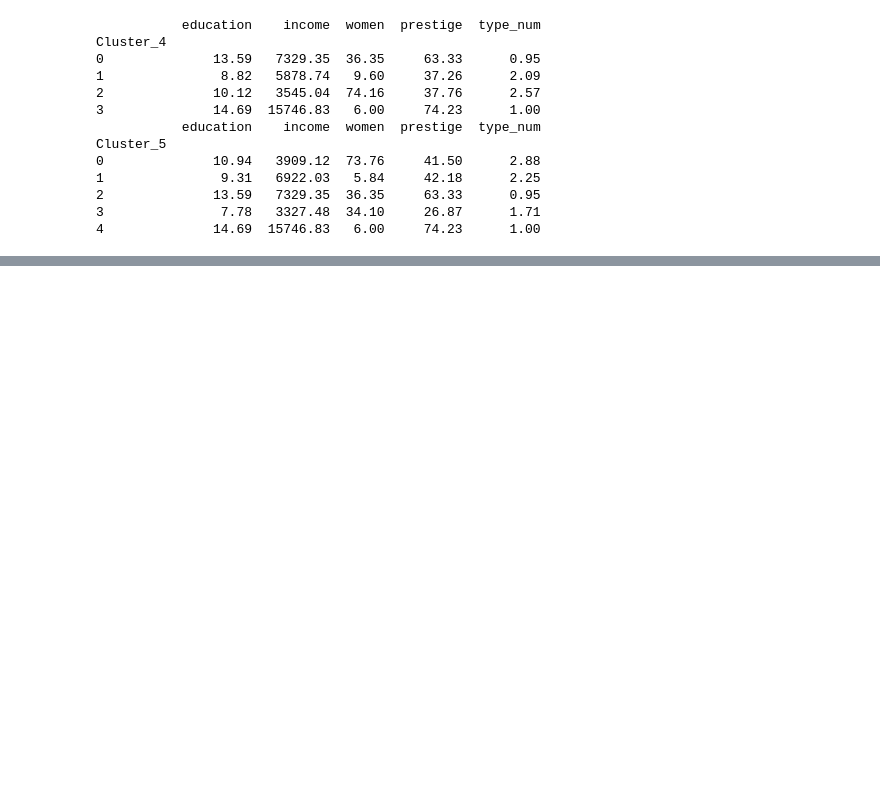
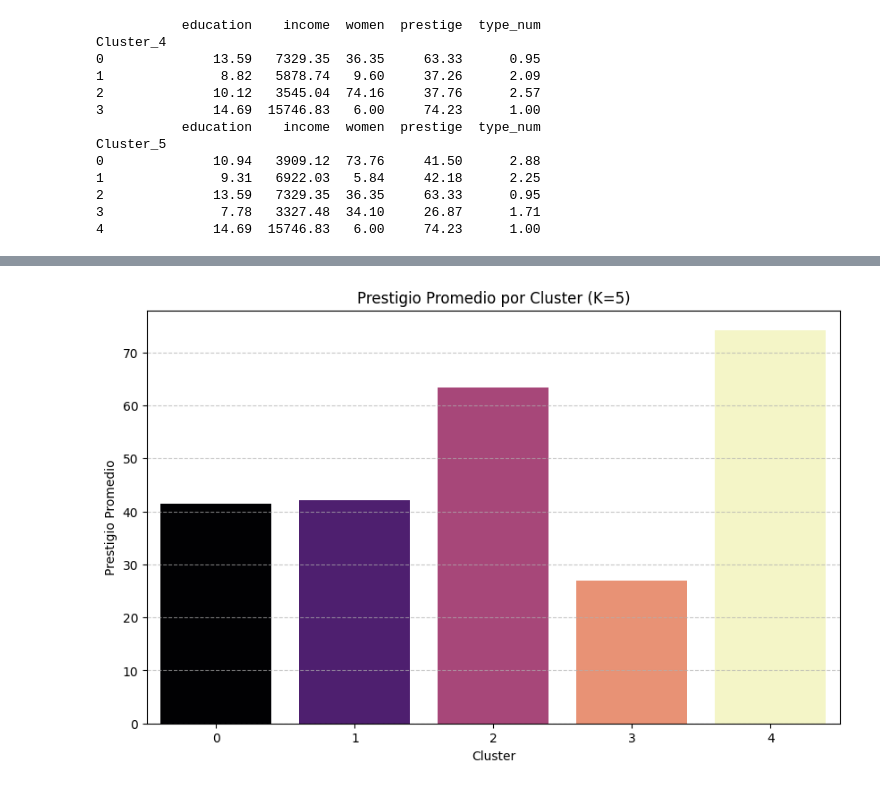
Before and after one commit to JoelRomero123/datamining, a Jupyter notebook: ARCHIVOS/Prestige.ipynb, the cells around one changed output, grey strips where cells are left out. Saved outputs shown, nothing was run; the diff lists cells and outputs as text; code cells hidden in the pictures; blank space fills up the shorter version.

```diff
--- a/ARCHIVOS/Prestige.ipynb
+++ b/ARCHIVOS/Prestige.ipynb
@@ -123,0 +148,14 @@ Cluster_5
+# %%
+# Prestigio promedio por Cluster_5
+prestige_por_cluster_5 = df.groupby('Cluster_5')['prestige'].mean().reset_index()
+
+plt.figure(figsize=(10, 6))
+sns.barplot(x='Cluster_5', y='prestige', data=prestige_por_cluster_5, palette='magma', hue='Cluster_5', legend=False)
+plt.title('Prestigio Promedio por Cluster (K=5)')
+plt.xlabel('Cluster')
+plt.ylabel('Prestigio Promedio')
+plt.xticks(rotation=0)
+plt.grid(axis='y', linestyle='--', alpha=0.7)
+plt.show()
+# %% [output]
+[figure, added]
```
Also changed, not shown: parts of 13 cells of this notebook.
